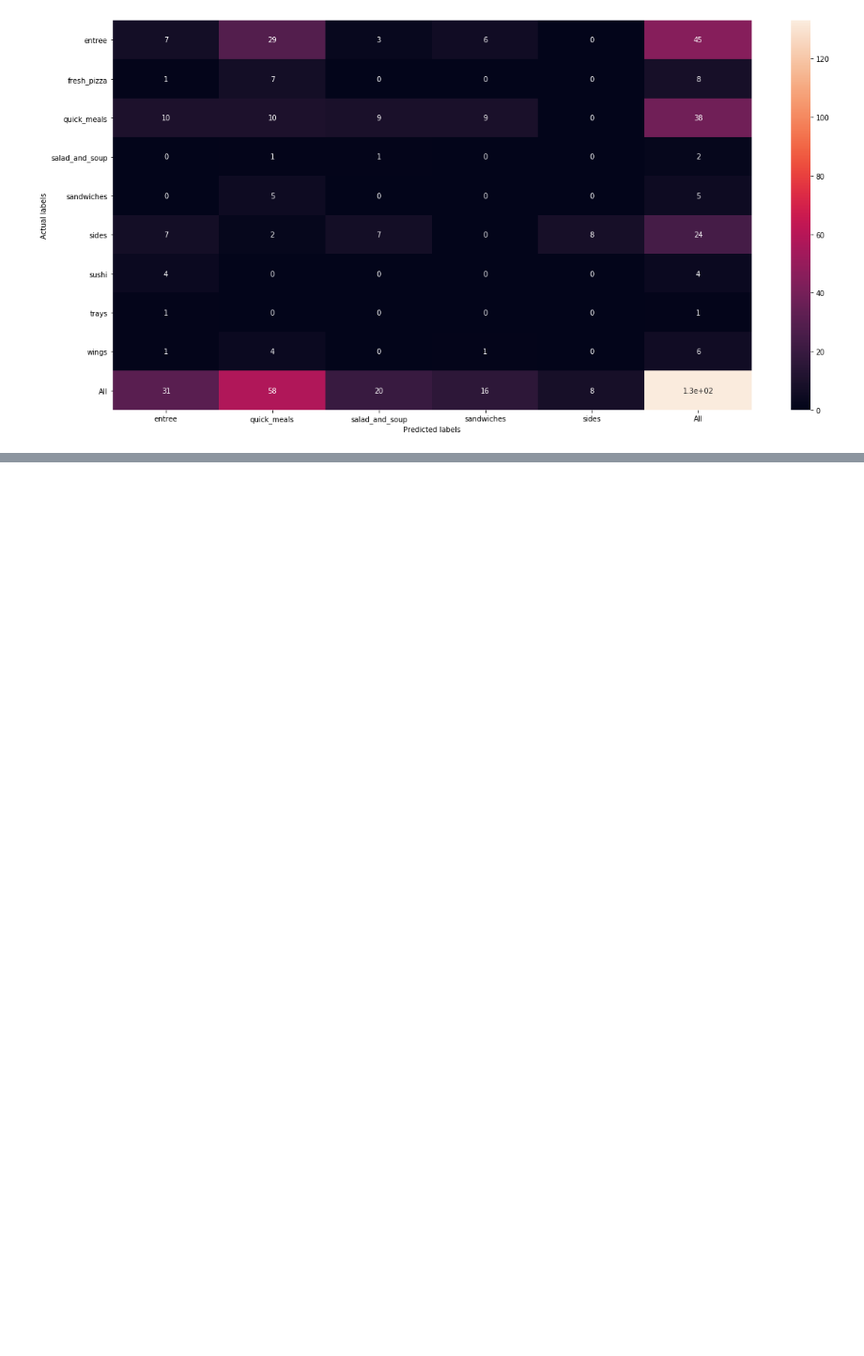
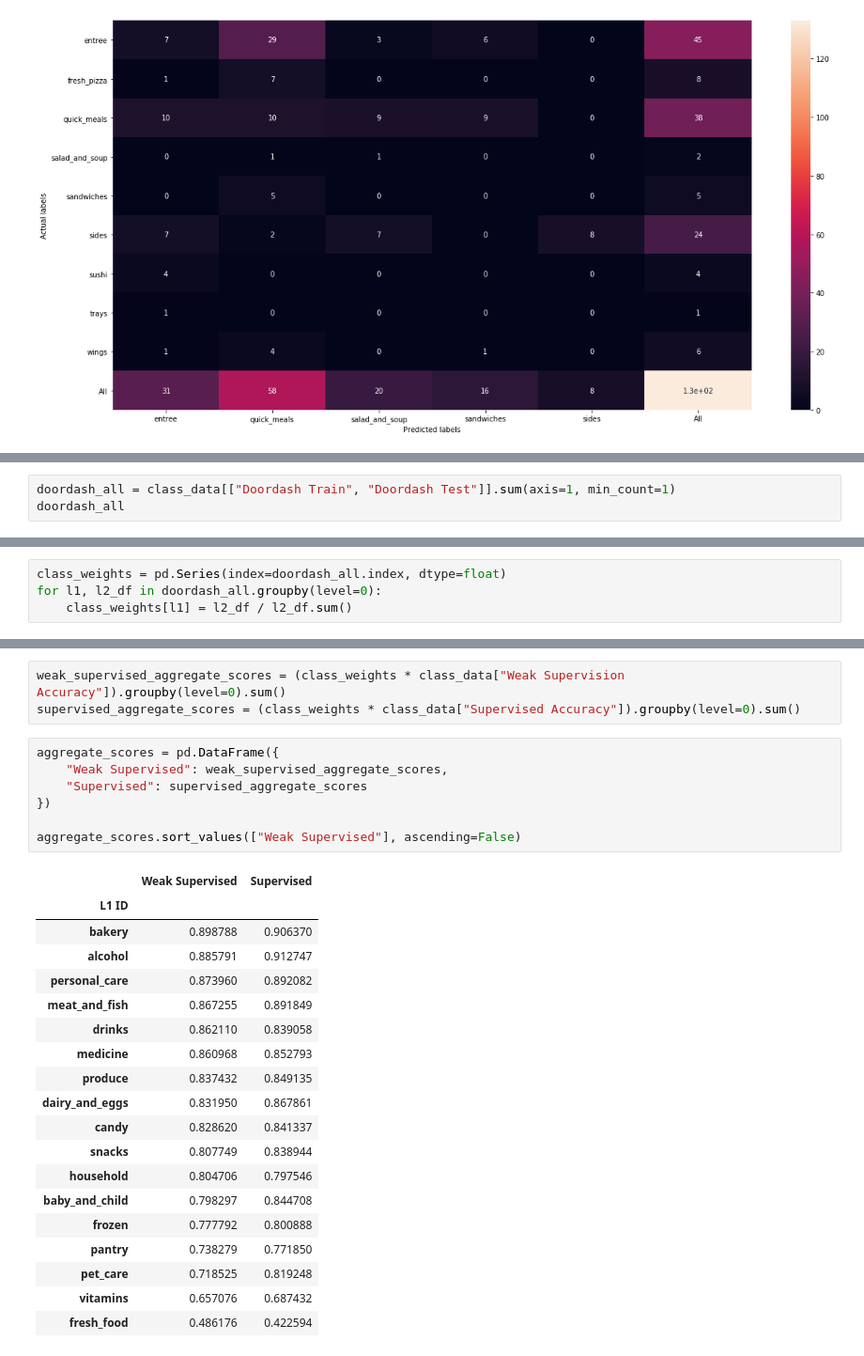
Before and after one commit to AbhiSivaprasad/doordash-ml, a Jupyter notebook: notebooks/# of Data + Impact on Predictions.ipynb, the cells around one changed output, grey strips where cells are left out. Shown at 94% size. Drawn from its saved outputs; the diff is of its cells as text; blank space fills up the shorter version.

Commit message:
updated analysis with aggregate score per model: supervised vs. scraped

```diff
--- a/notebooks/# of Data + Impact on Predictions.ipynb
+++ b/notebooks/# of Data + Impact on Predictions.ipynb
@@ -357,0 +362,3 @@ confusion_matrix
+# %%
+doordash_all = class_data[["Doordash Train", "Doordash Test"]].sum(axis=1, min_count=1)
+doordash_all
@@ -357,0 +379,4 @@ confusion_matrix
+# %%
+class_weights = pd.Series(index=doordash_all.index, dtype=float)
+for l1, l2_df in doordash_all.groupby(level=0):
+    class_weights[l1] = l2_df / l2_df.sum()
@@ -357,0 +399,30 @@ confusion_matrix
+# %%
+weak_supervised_aggregate_scores = (class_weights * class_data["Weak Supervision Accuracy"]).groupby(level=0).sum()
+supervised_aggregate_scores = (class_weights * class_data["Supervised Accuracy"]).groupby(level=0).sum()
+# %%
+aggregate_scores = pd.DataFrame({
+    "Weak Supervised": weak_supervised_aggregate_scores,
+    "Supervised": supervised_aggregate_scores
+})
+
+aggregate_scores.sort_values(["Weak Supervised"], ascending=False)
+# %% [output]
+|  | Weak Supervised | Supervised |
+| L1 ID |  |  |
+| bakery | 0.898788 | 0.906370 |
+| alcohol | 0.885791 | 0.912747 |
+| personal_care | 0.873960 | 0.892082 |
+| meat_and_fish | 0.867255 | 0.891849 |
+| drinks | 0.862110 | 0.839058 |
+| medicine | 0.860968 | 0.852793 |
+| produce | 0.837432 | 0.849135 |
+| dairy_and_eggs | 0.831950 | 0.867861 |
+| candy | 0.828620 | 0.841337 |
+| snacks | 0.807749 | 0.838944 |
+| household | 0.804706 | 0.797546 |
+| baby_and_child | 0.798297 | 0.844708 |
+| frozen | 0.777792 | 0.800888 |
+| pantry | 0.738279 | 0.771850 |
+| pet_care | 0.718525 | 0.819248 |
+| vitamins | 0.657076 | 0.687432 |
+| fresh_food | 0.486176 | 0.422594 |
```
Also changed, not shown: parts of 4 cells of this notebook.
